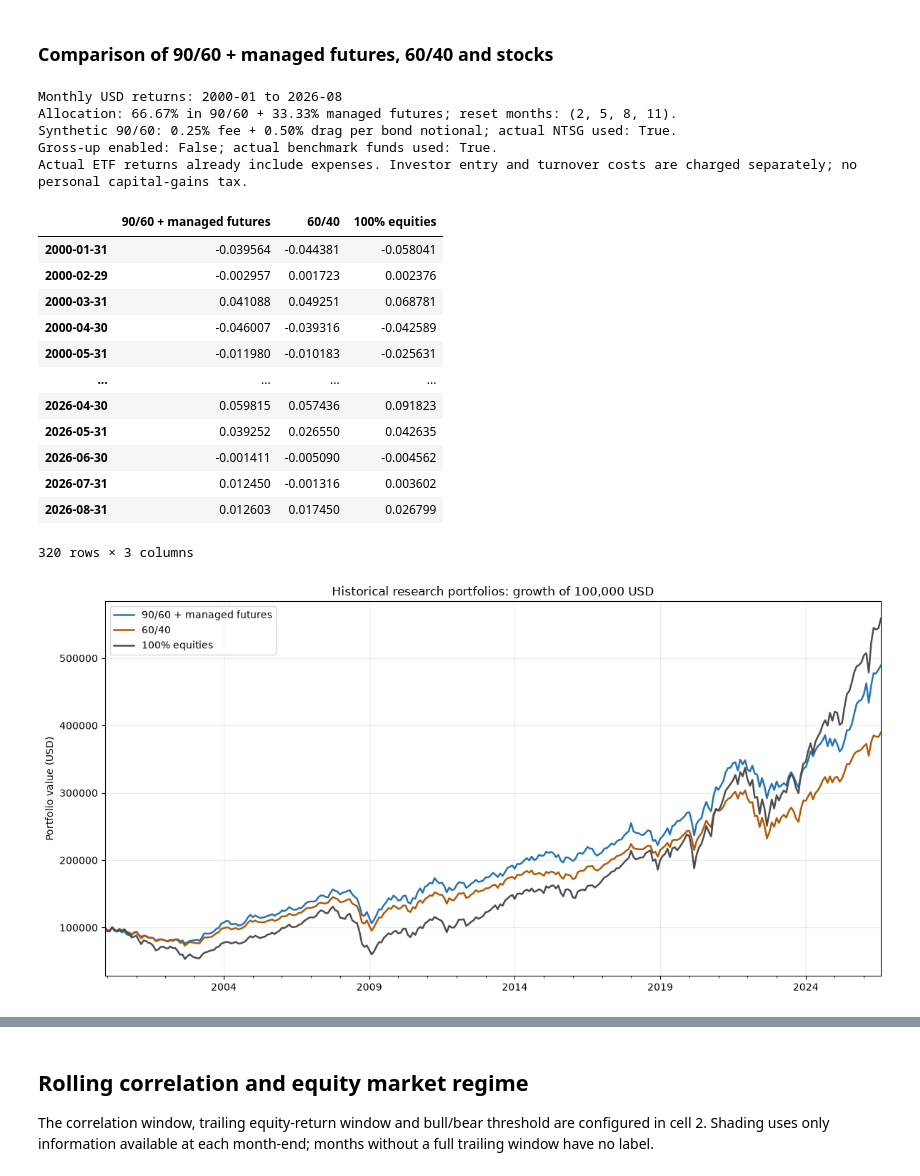
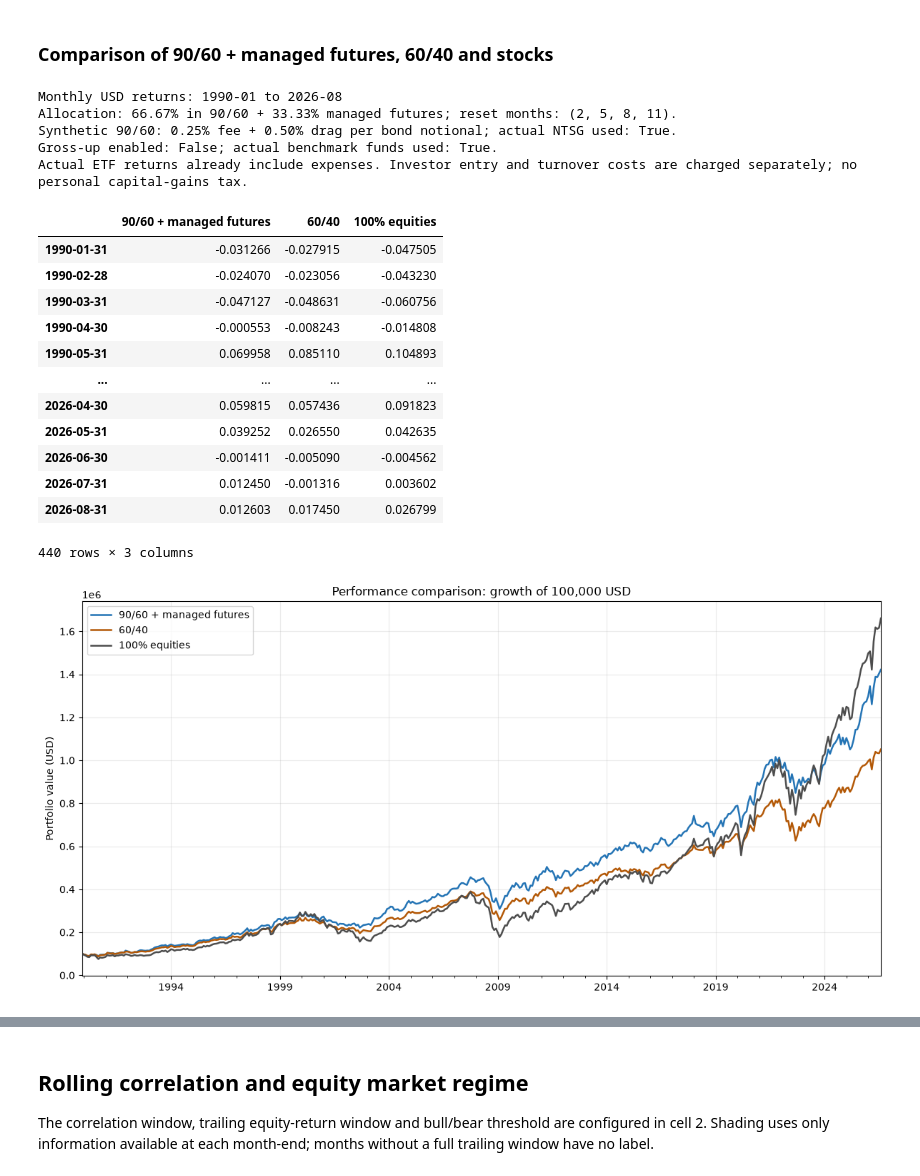
Before and after one commit to giacomomaggiore/financial-analyses, a Jupyter notebook: 03_pareto_superiority_90_60.ipynb, the cells around one changed output, grey strips where cells are left out. Saved outputs shown, nothing was run; the diff lists cells and outputs as text; code cells hidden in the pictures.

```diff
--- a/03_pareto_superiority_90_60.ipynb
+++ b/03_pareto_superiority_90_60.ipynb
@@ -27,7 +27,7 @@ NTSG's NAV diagnostic remains uncalibrated and uses full available source histor
 from pathlib import Path
 
 DATA = Path("data")
-start_date = "2000-01-01"
+start_date = "1990-01-01"
 end_date = None  # None uses the latest common completed month.
 initial_value = 100000.0
 rebalance_months = (2, 5, 8, 11)
@@ -38,16 +38,27 @@ core_equity_weight = 0.90
 core_bond_weight = 0.60
 benchmark_equity_weight = 0.60
 benchmark_bond_weight = 0.40
+
+# for NTSG
 fund_ter = 0.0025
+
+
+# Retain 50 bp/year per bond notional as a cautious,
+# unverified funded-bond-to-futures implementation allowance
 annual_drag = 0.005  # Per unit of 90/60 bond notional.
-equity_annual_ter = 0.0024  # URTH; applied only before observed ETF returns.
-bond_annual_ter = 0.0020  # IGLO; G7 rather than the historical WGBI proxy.
+equity_annual_ter = 0.0010  # Hypothetical pre-URTH benchmark allowance, not its actual fee.
+bond_annual_ter = 0.0010  # Hypothetical pre-IGLO benchmark allowance, not its actual fee.
 dbmf_ter = 0.0085
 cta_management_fee = 0.02
 cta_performance_fee = 0.20
+
 use_cta_gross_up = False  # Aggregate fee inversion is a sensitivity, not verified alpha.
 aqr_annual_drag = 0.005  # Unverified transaction-cost allowance; extended sample only.
+
+# NTSG observed USD adjusted returns replace synthetic core months from December 2024.
 use_actual_core = True
+
+# Observed benchmark returns already include fund expenses and distributions.
 use_actual_benchmarks = True
 exceptional_rebalance_band = 0.05  # Month-end approximation; actual fund may reset intramonth.
 
@@ -63,8 +74,9 @@ liquidate_at_end = False
 # Historical proxy boundaries; observed DBMF starts at its first full return month.
 btop_start = "1987-01-31"
 sg_start = "2000-01-31"
+
 use_actual_dbmf = True
-validation_drag = 0.0
+validation_drag = 0.00
 validation_drag_scenarios = (0.0, 0.005, 0.01)
 
 #for cost sensitivity chart
@@ -74,10 +86,10 @@ drag_sensitivity_points = 21
 
 # Analysis windows and chart settings.
 rolling_months = (12, 60, 120)
-correlation_months = 24
-regime_months = 12
+correlation_months = 6
+regime_months = 6
 bull_return_threshold = 0.0
-histogram_bins = 30
+histogram_bins = 40
 
 # Local source files.
 equity_file = "MSCI_WORLD_NET_USD_MONTHLY.CSV"
@@ -361,39 +374,39 @@ initial_date = portfolio_returns.index[0] - pd.offsets.MonthEnd(1)
 portfolio_values = initial_value * (1 + portfolio_returns).cumprod()
 portfolio_values.loc[initial_date] = initial_value
 portfolio_values = portfolio_values.sort_index()
 
 print(f"Monthly USD returns: {portfolio_returns.index[0]:%Y-%m} to {portfolio_returns.index[-1]:%Y-%m}")
 print(f"Allocation: {core_weight:.2%} in 90/60 + {1 - core_weight:.2%} managed futures; reset months: {rebalance_months}.")
 print(f"Synthetic 90/60: {fund_ter:.2%} fee + {annual_drag:.2%} drag per bond notional; actual NTSG used: {use_actual_core}.")
 print(f"Gross-up enabled: {use_cta_gross_up}; actual benchmark funds used: {use_actual_benchmarks}.")
 print("Actual ETF returns already include expenses. Investor entry and turnover costs are charged separately; no personal capital-gains tax.")
 display(portfolio_returns)
 
 ax = portfolio_values.plot(figsize=(12, 6), linewidth=1.8,
                            color=[portfolio_colors[column] for column in portfolio_values])
-ax.set_title(f"Historical research portfolios: growth of {initial_value:,.0f} USD")
+ax.set_title(f"Performance comparison: growth of {initial_value:,.0f} USD")
 ax.set_xlabel("")
 ax.set_ylabel("Portfolio value (USD)")
 ax.grid(alpha=0.25)
 plt.tight_layout()
 plt.show()
 # %% [output]
-Monthly USD returns: 2000-01 to 2026-08
+Monthly USD returns: 1990-01 to 2026-08
 Allocation: 66.67% in 90/60 + 33.33% managed futures; reset months: (2, 5, 8, 11).
 Synthetic 90/60: 0.25% fee + 0.50% drag per bond notional; actual NTSG used: True.
 Gross-up enabled: False; actual benchmark funds used: True.
 Actual ETF returns already include expenses. Investor entry and turnover costs are charged separately; no personal capital-gains tax.
 |  | 90/60 + managed futures | 60/40 | 100% equities |
-| 2000-01-31 | -0.039564 | -0.044381 | -0.058041 |
-| 2000-02-29 | -0.002957 | 0.001723 | 0.002376 |
-| 2000-03-31 | 0.041088 | 0.049251 | 0.068781 |
-| 2000-04-30 | -0.046007 | -0.039316 | -0.042589 |
-| 2000-05-31 | -0.011980 | -0.010183 | -0.025631 |
+| 1990-01-31 | -0.031266 | -0.027915 | -0.047505 |
+| 1990-02-28 | -0.024070 | -0.023056 | -0.043230 |
+| 1990-03-31 | -0.047127 | -0.048631 | -0.060756 |
+| 1990-04-30 | -0.000553 | -0.008243 | -0.014808 |
+| 1990-05-31 | 0.069958 | 0.085110 | 0.104893 |
 | ... | ... | ... | ... |
 | 2026-04-30 | 0.059815 | 0.057436 | 0.091823 |
 | 2026-05-31 | 0.039252 | 0.026550 | 0.042635 |
 | 2026-06-30 | -0.001411 | -0.005090 | -0.004562 |
 | 2026-07-31 | 0.012450 | -0.001316 | 0.003602 |
 | 2026-08-31 | 0.012603 | 0.017450 | 0.026799 |
-320 rows × 3 columns
+440 rows × 3 columns
-[figure, old version]
+[figure, new version]
```
Also changed, not shown: parts of 18 cells of this notebook, 5 other files.
